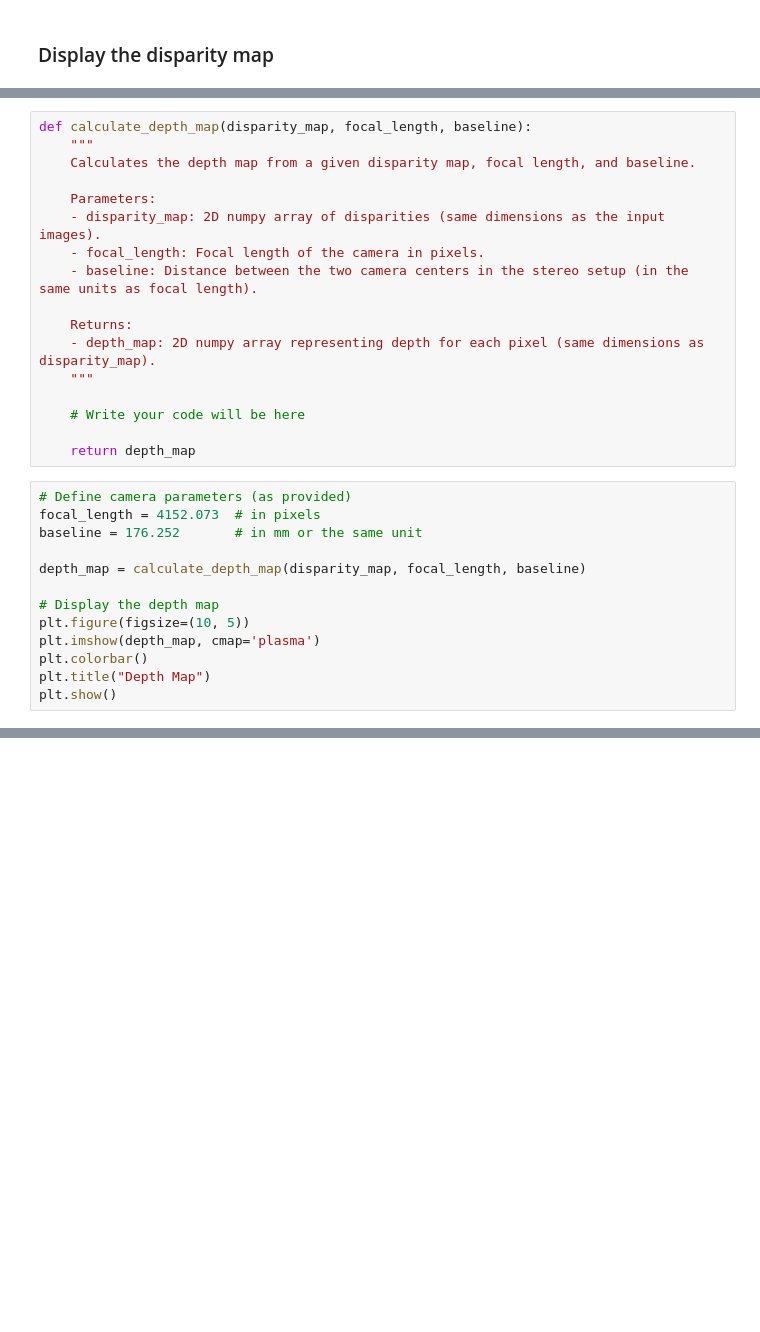
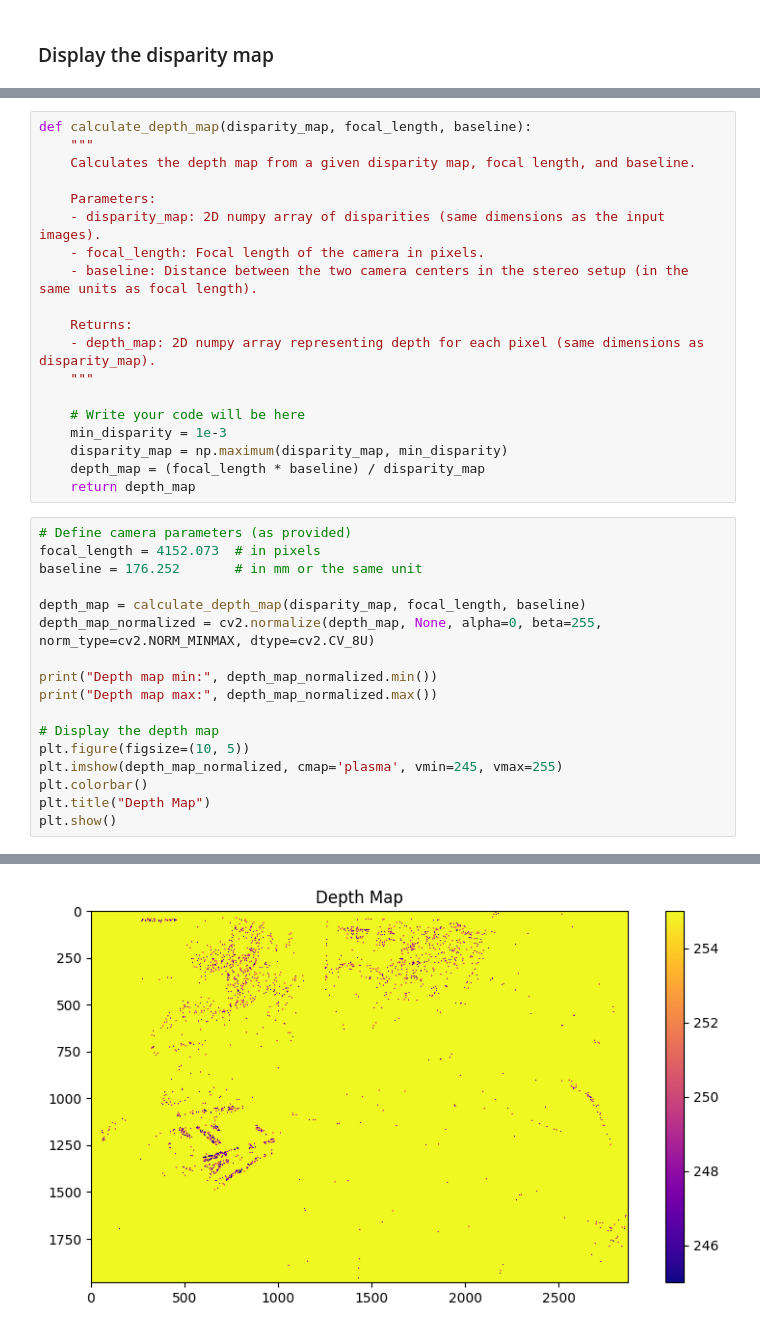
Before and after one commit to theoyjy/TCDNotes, a Jupyter notebook: CV/Assignments/Assignement-2-CS7GV1-CV/entrynumber_assignment_2.ipynb, the cells around one changed output, grey strips where cells are left out. Cells and saved outputs as stored; diff of their text form; blank space fills up the shorter version.

```diff
--- a/CV/Assignments/Assignement-2-CS7GV1-CV/entrynumber_assignment_2.ipynb
+++ b/CV/Assignments/Assignement-2-CS7GV1-CV/entrynumber_assignment_2.ipynb
@@ -115,7 +171,9 @@ def calculate_depth_map(disparity_map, focal_length, baseline):
     """
 
     # Write your code will be here
-
+    min_disparity = 1e-3
+    disparity_map = np.maximum(disparity_map, min_disparity)
+    depth_map = (focal_length * baseline) / disparity_map
     return depth_map
 # %%
 # Define camera parameters (as provided)
@@ -123,10 +181,15 @@ focal_length = 4152.073  # in pixels
 baseline = 176.252       # in mm or the same unit
 
 depth_map = calculate_depth_map(disparity_map, focal_length, baseline)
+depth_map_normalized = cv2.normalize(depth_map, None, alpha=0, beta=255, norm_type=cv2.NORM_MINMAX, dtype=cv2.CV_8U)
+
+print("Depth map min:", depth_map_normalized.min())
+print("Depth map max:", depth_map_normalized.max())
 
 # Display the depth map
 plt.figure(figsize=(10, 5))
-plt.imshow(depth_map, cmap='plasma')
+plt.imshow(depth_map_normalized, cmap='plasma', vmin=245, vmax=255)
 plt.colorbar()
 plt.title("Depth Map")
 plt.show()
+# %% [output]
@@ -132,0 +198 @@ plt.show()
+[figure, added]
```
Also changed, not shown: parts of 12 cells of this notebook, 37 other files.
